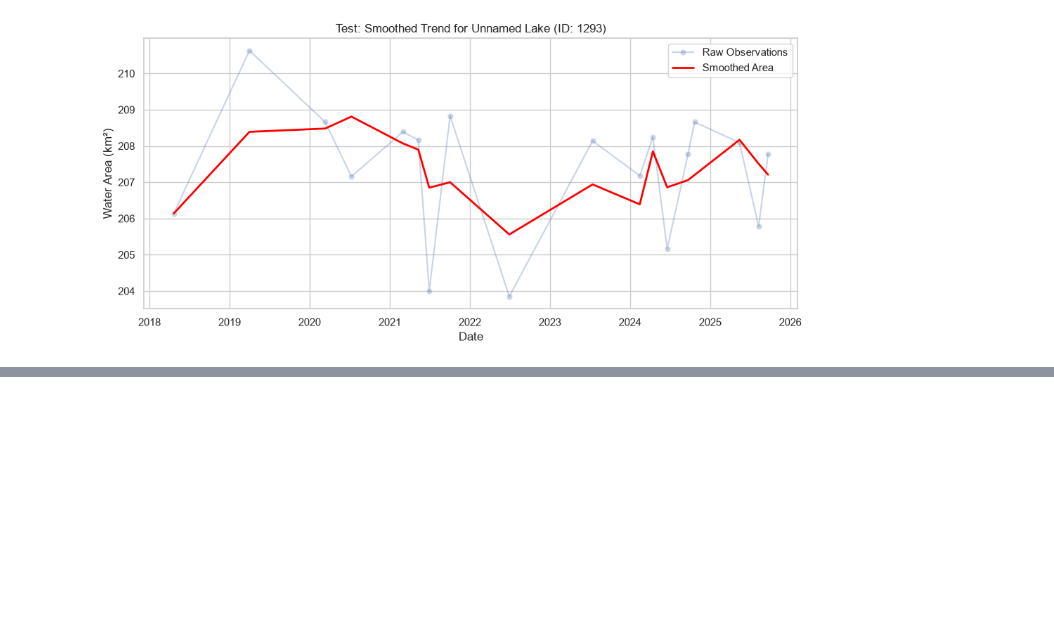
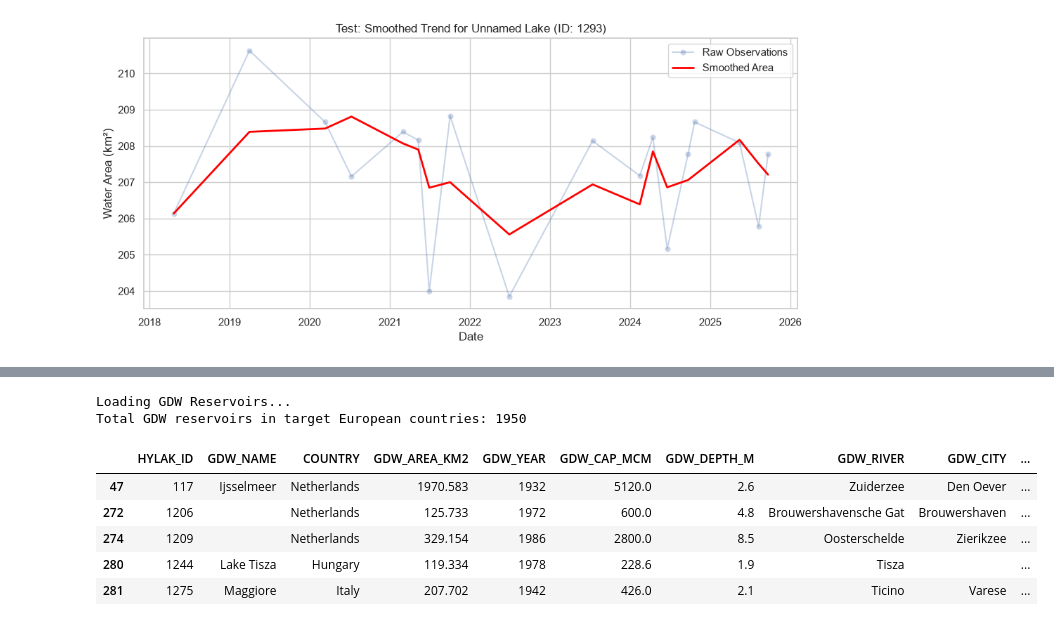
Before and after one commit to tomas-michalik11/water_surfaces, a Jupyter notebook: notebook.ipynb, the cells around one changed output, grey strips where cells are left out. Drawn from its saved outputs; the diff is of its cells as text; code cells hidden in the pictures; blank space fills up the shorter version.

```diff
--- a/notebook.ipynb
+++ b/notebook.ipynb
@@ -542,0 +762,54 @@ Testing unnamed lake with Hylak ID: 1293
+# %%
+import geopandas as gpd
+
+print("Loading GDW Reservoirs...")
+gdb_path = r"data/gdw/GDW_v1_0.gdb"
+
+# 1. Load the data
+gdf = gpd.read_file(gdb_path, layer='GDW_reservoirs_v1_0')
+
+# 2. Select the columns we want, including the new ones and HYLAK_ID!
+useful_cols = [
+    'GDW_ID', 'HYLAK_ID', 'RES_NAME', 'COUNTRY', 'AREA_SKM',
+    'CAP_MCM', 'DEPTH_M', 'YEAR_DAM', 'MAIN_USE', 'RIVER', 'NEAR_CITY', 'geometry'
+]
+
+# Keep only the useful columns
+gdf_clean = gdf[useful_cols].copy()
+
+# 3. Rename the columns to have a GDW_ prefix so they don't clash with HydroLAKES
+rename_dict = {
+    'RES_NAME': 'GDW_NAME',
+    'AREA_SKM': 'GDW_AREA_KM2',
+    'CAP_MCM':  'GDW_CAP_MCM',    # Capacity in million cubic meters
+    'DEPTH_M':  'GDW_DEPTH_M',    # Average depth in meters
+    'YEAR_DAM': 'GDW_YEAR',       # Year built
+    'RIVER':    'GDW_RIVER',
+    'NEAR_CITY':'GDW_CITY'
+}
+gdf_clean = gdf_clean.rename(columns=rename_dict)
+
+# 4. Filter down to Europe
+target_countries = [
+    "Czech Republic", "Slovakia", "Germany", "Poland", "Austria",
+    "Switzerland", "Hungary", "France", "Netherlands", "Belgium",
+    "Luxembourg", "Spain", "Portugal", "Italy", "Greece",
+    "Romania", "Bulgaria", "Croatia", "Slovenia", "Serbia",
+    "Bosnia and Herzegovina", "Montenegro", "Albania", "Macedonia"
+]
+
+gdf_europe = gdf_clean[gdf_clean['COUNTRY'].isin(target_countries)].copy()
+
+print(f"Total GDW reservoirs in target European countries: {len(gdf_europe)}")
+
+# 5. Let's see the rich data we just created!
+gdf_europe[['HYLAK_ID', 'GDW_NAME', 'COUNTRY', 'GDW_AREA_KM2', 'GDW_YEAR', 'GDW_CAP_MCM', 'GDW_DEPTH_M', 'GDW_RIVER', 'GDW_CITY', 'MAIN_USE']].head()
+# %% [output]
+Loading GDW Reservoirs...
+Total GDW reservoirs in target European countries: 1950
+|  | HYLAK_ID | GDW_NAME | COUNTRY | GDW_AREA_KM2 | GDW_YEAR | GDW_CAP_MCM | GDW_DEPTH_M | GDW_RIVER | GDW_CITY | ... |
+| 47 | 117 | Ijsselmeer | Netherlands | 1970.583 | 1932 | 5120.0 | 2.6 | Zuiderzee | Den Oever | ... |
+| 272 | 1206 |  | Netherlands | 125.733 | 1972 | 600.0 | 4.8 | Brouwershavensche Gat | Brouwershaven | ... |
+| 274 | 1209 |  | Netherlands | 329.154 | 1986 | 2800.0 | 8.5 | Oosterschelde | Zierikzee | ... |
+| 280 | 1244 | Lake Tisza | Hungary | 119.334 | 1978 | 228.6 | 1.9 | Tisza |  | ... |
+| 281 | 1275 | Maggiore | Italy | 207.702 | 1942 | 426.0 | 2.1 | Ticino | Varese | ... |
```
Also changed, not shown: parts of 14 cells of this notebook, 8 other files.
